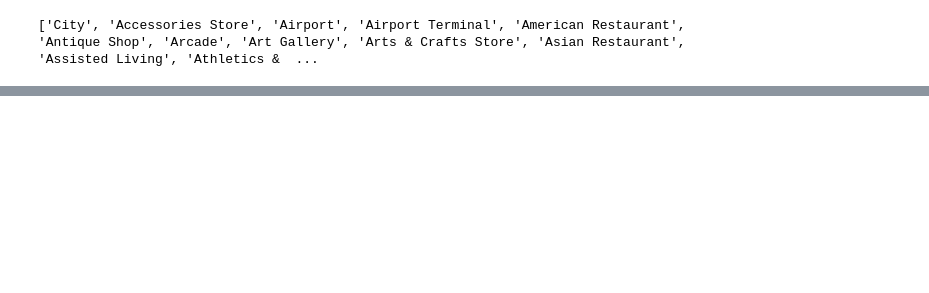
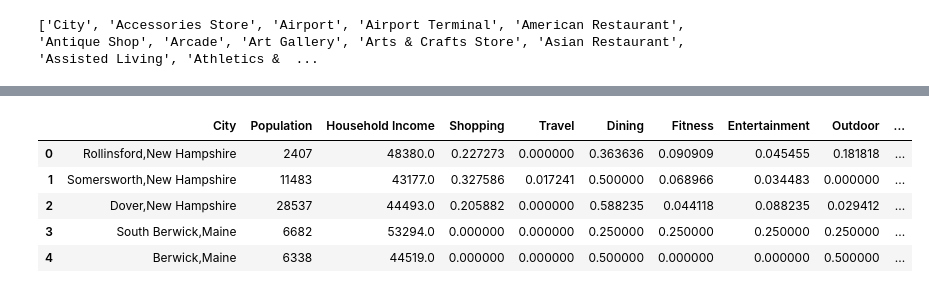
Before and after one commit to ZSwitaj/Coursera_Capstone, a Jupyter notebook: Capstone Project - Battle of Neighborhoods.ipynb, the cells around one changed output, grey strips where cells are left out. Cells and saved outputs as stored; diff of their text form; code cells hidden in the pictures; blank space fills up the shorter version.

```diff
--- a/Capstone Project - Battle of Neighborhoods.ipynb
+++ b/Capstone Project - Battle of Neighborhoods.ipynb
@@ -317,0 +278,13 @@ with urllib.request.urlopen(nh_town_geo) as url:
+# %%
+df_info = pd.merge(df[['City', 'Population', 'Household Income']], categorized_venues,how="inner", on = 'City')
+df_info['Population'] = df_info['Population'].str.replace(',', '').astype(int)
+df_info['Household Income'].replace(to_replace='[^0-9]+', value='',inplace=True,regex=True)
+df_info['Household Income'] = df_info['Household Income'].astype(float)/100
+df_info.head()
+# %% [output]
+|  | City | Population | Household Income | Shopping | Travel | Dining | Fitness | Entertainment | Outdoor | ... |
+| 0 | Rollinsford,New Hampshire | 2407 | 48380.0 | 0.227273 | 0.000000 | 0.363636 | 0.090909 | 0.045455 | 0.181818 | ... |
+| 1 | Somersworth,New Hampshire | 11483 | 43177.0 | 0.327586 | 0.017241 | 0.500000 | 0.068966 | 0.034483 | 0.000000 | ... |
+| 2 | Dover,New Hampshire | 28537 | 44493.0 | 0.205882 | 0.000000 | 0.588235 | 0.044118 | 0.088235 | 0.029412 | ... |
+| 3 | South Berwick,Maine | 6682 | 53294.0 | 0.000000 | 0.000000 | 0.250000 | 0.250000 | 0.250000 | 0.250000 | ... |
+| 4 | Berwick,Maine | 6338 | 44519.0 | 0.000000 | 0.000000 | 0.500000 | 0.000000 | 0.000000 | 0.500000 | ... |
```
Also changed, not shown: parts of 35 cells of this notebook.
